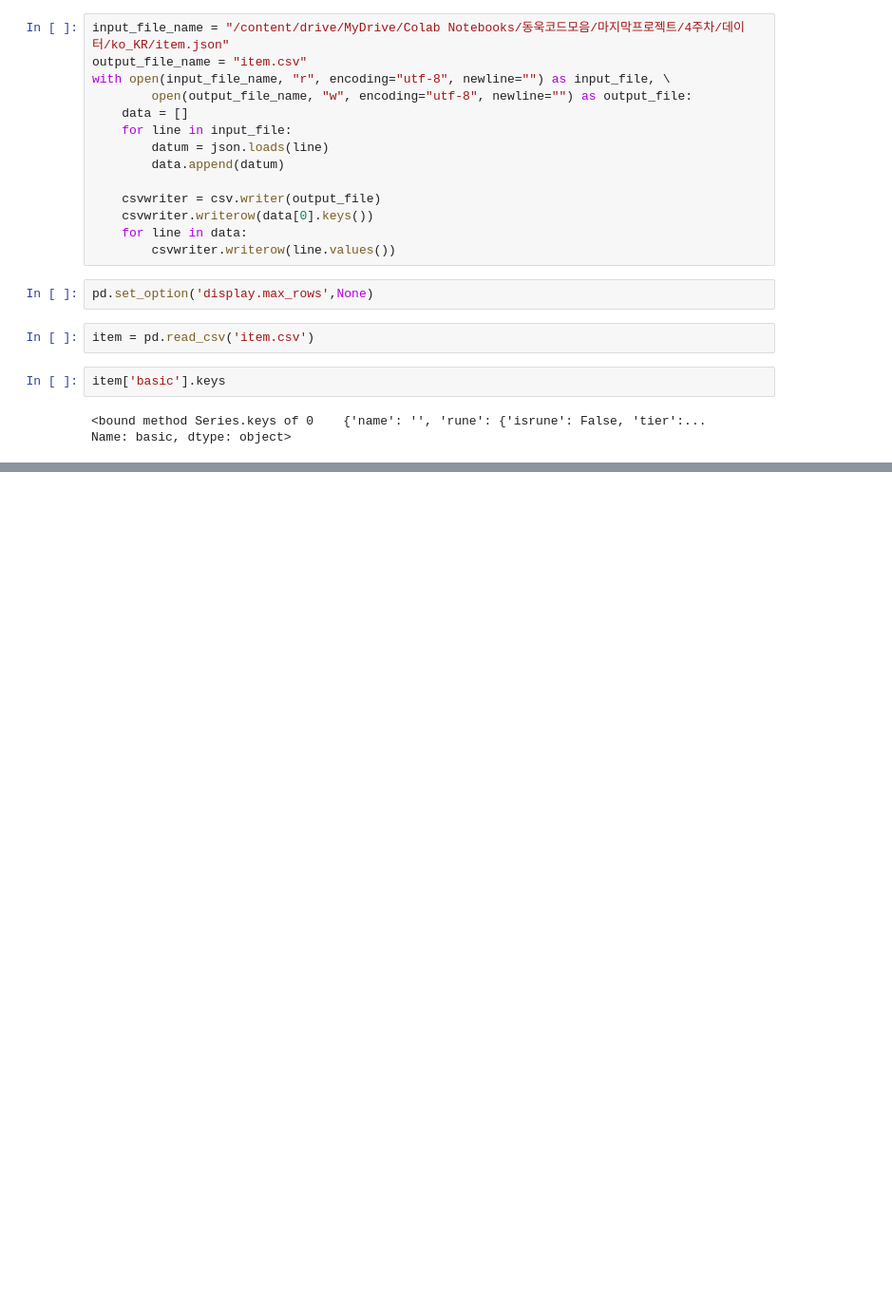
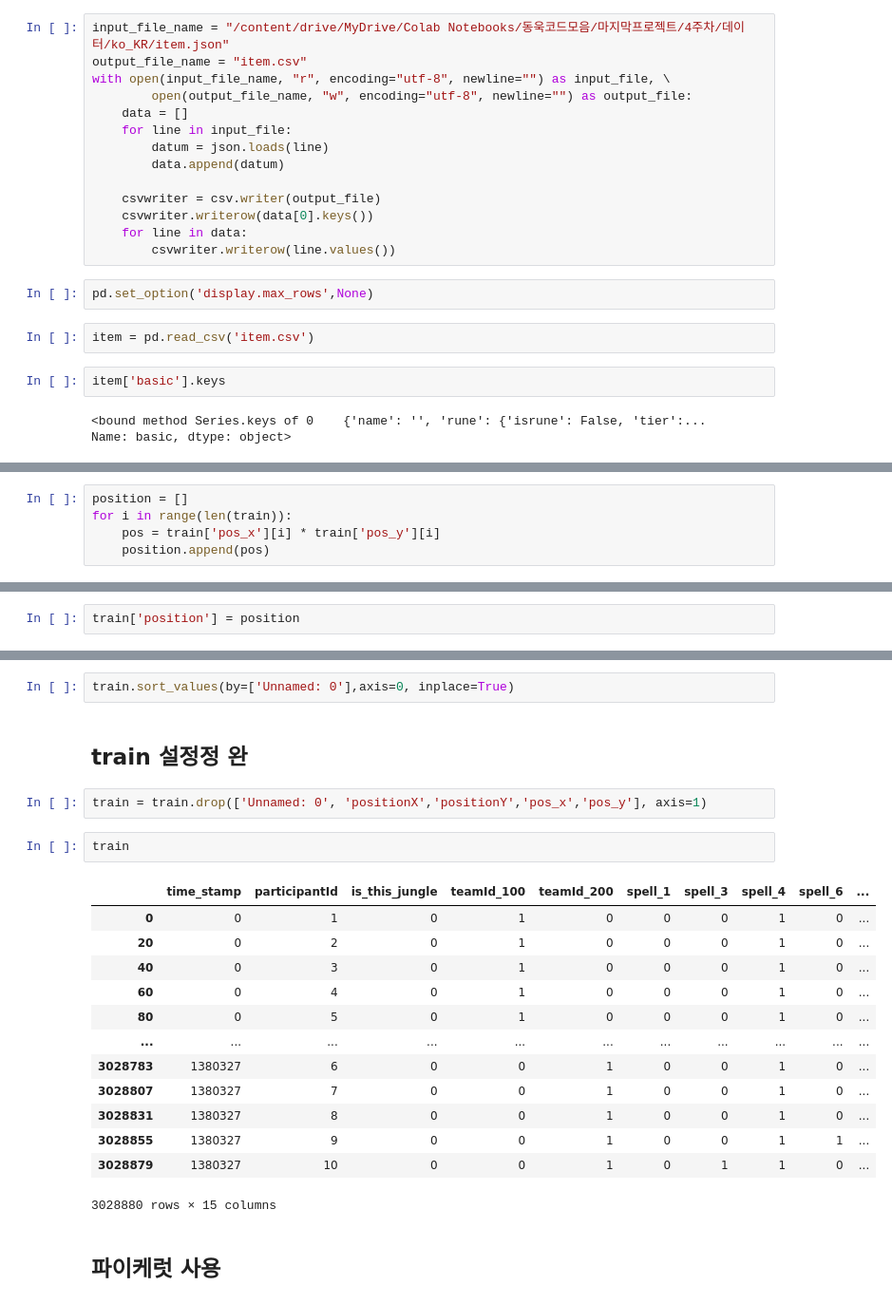
Before and after one commit to cabbi120101/PRJ_OK15GG, a Jupyter notebook: Try/좌표.ipynb, the cells around one changed output, grey strips where cells are left out. Shown at 95% size. Saved outputs shown, nothing was run; the diff lists cells and outputs as text; blank space fills up the shorter version.

```diff
--- a/Try/좌표.ipynb
+++ b/Try/좌표.ipynb
@@ -69,0 +388,5 @@ AttributeError: ignored
+# %%
+position = []
+for i in range(len(train)):
+    pos = train['pos_x'][i] * train['pos_y'][i]
+    position.append(pos)
@@ -69,0 +401,2 @@ AttributeError: ignored
+# %%
+train['position'] = position
@@ -69,0 +412,24 @@ AttributeError: ignored
+# %%
+train.sort_values(by=['Unnamed: 0'],axis=0, inplace=True)
+# %% [markdown]
+## train 설정정 완
+# %%
+train = train.drop(['Unnamed: 0', 'positionX','positionY','pos_x','pos_y'], axis=1)
+# %%
+train
+# %% [output]
+|  | time_stamp | participantId | is_this_jungle | teamId_100 | teamId_200 | spell_1 | spell_3 | spell_4 | spell_6 | ... |
+| 0 | 0 | 1 | 0 | 1 | 0 | 0 | 0 | 1 | 0 | ... |
+| 20 | 0 | 2 | 0 | 1 | 0 | 0 | 0 | 1 | 0 | ... |
+| 40 | 0 | 3 | 0 | 1 | 0 | 0 | 0 | 1 | 0 | ... |
+| 60 | 0 | 4 | 0 | 1 | 0 | 0 | 0 | 1 | 0 | ... |
+| 80 | 0 | 5 | 0 | 1 | 0 | 0 | 0 | 1 | 0 | ... |
+| ... | ... | ... | ... | ... | ... | ... | ... | ... | ... | ... |
+| 3028783 | 1380327 | 6 | 0 | 0 | 1 | 0 | 0 | 1 | 0 | ... |
+| 3028807 | 1380327 | 7 | 0 | 0 | 1 | 0 | 0 | 1 | 0 | ... |
+| 3028831 | 1380327 | 8 | 0 | 0 | 1 | 0 | 0 | 1 | 0 | ... |
+| 3028855 | 1380327 | 9 | 0 | 0 | 1 | 0 | 0 | 1 | 1 | ... |
+| 3028879 | 1380327 | 10 | 0 | 0 | 1 | 0 | 1 | 1 | 0 | ... |
+3028880 rows × 15 columns
+# %% [markdown]
+## 파이케럿 사용
```
Also changed, not shown: parts of 54 cells of this notebook.
